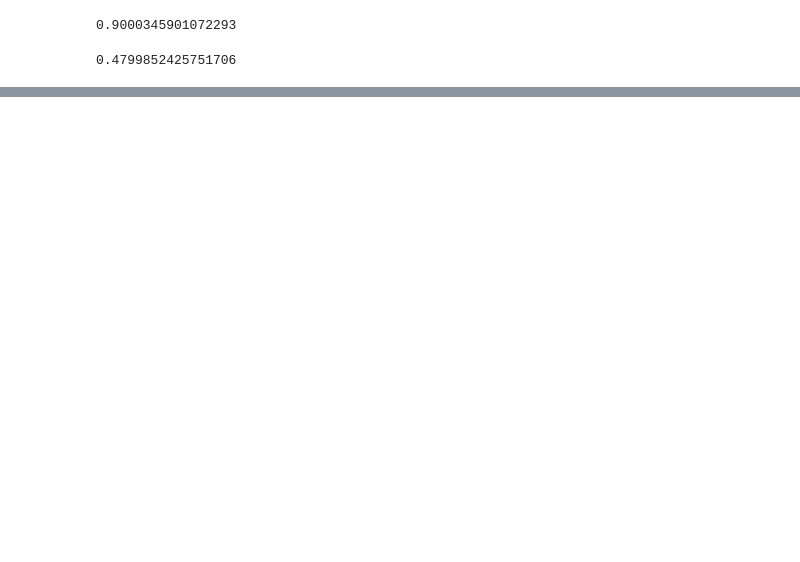
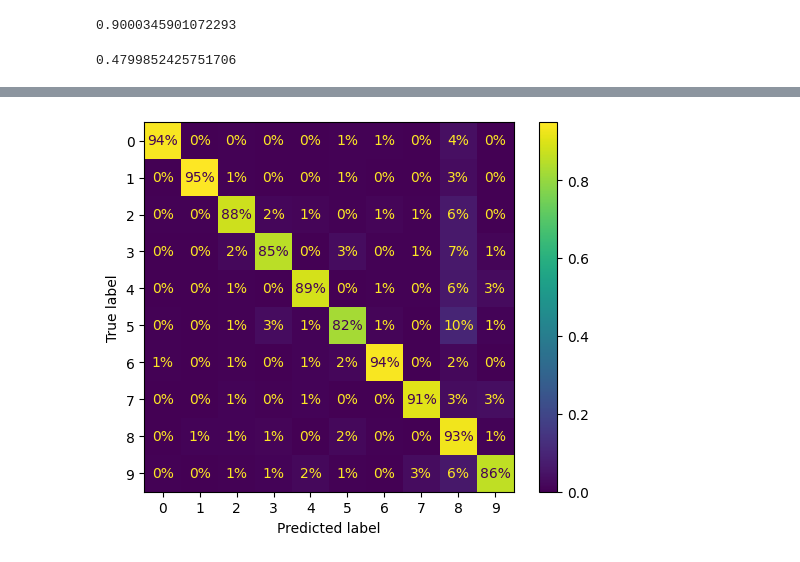
Before and after one commit to rlid/hands_on_ml, a Jupyter notebook: ch3.ipynb, the cells around one changed output, grey strips where cells are left out. Cells and saved outputs as stored; diff of their text form; code cells hidden in the pictures; blank space fills up the shorter version.

```diff
--- a/ch3.ipynb
+++ b/ch3.ipynb
@@ -153,0 +272,5 @@ recall_at_90p
+# %%
+ConfusionMatrixDisplay.from_predictions(y_train, yhat_train, normalize='true', values_format='.0%')
+plt.show()
+# %% [output]
+[figure, added]
```
Also changed, not shown: parts of 38 cells of this notebook.
